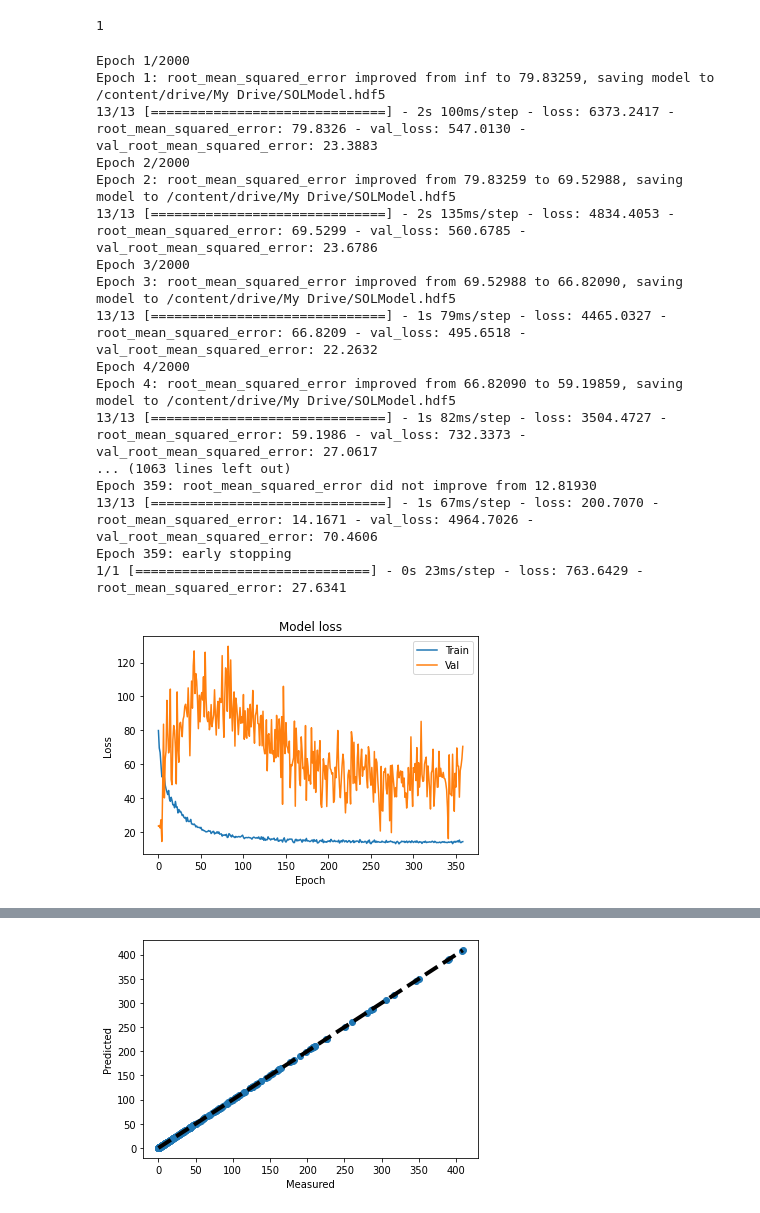
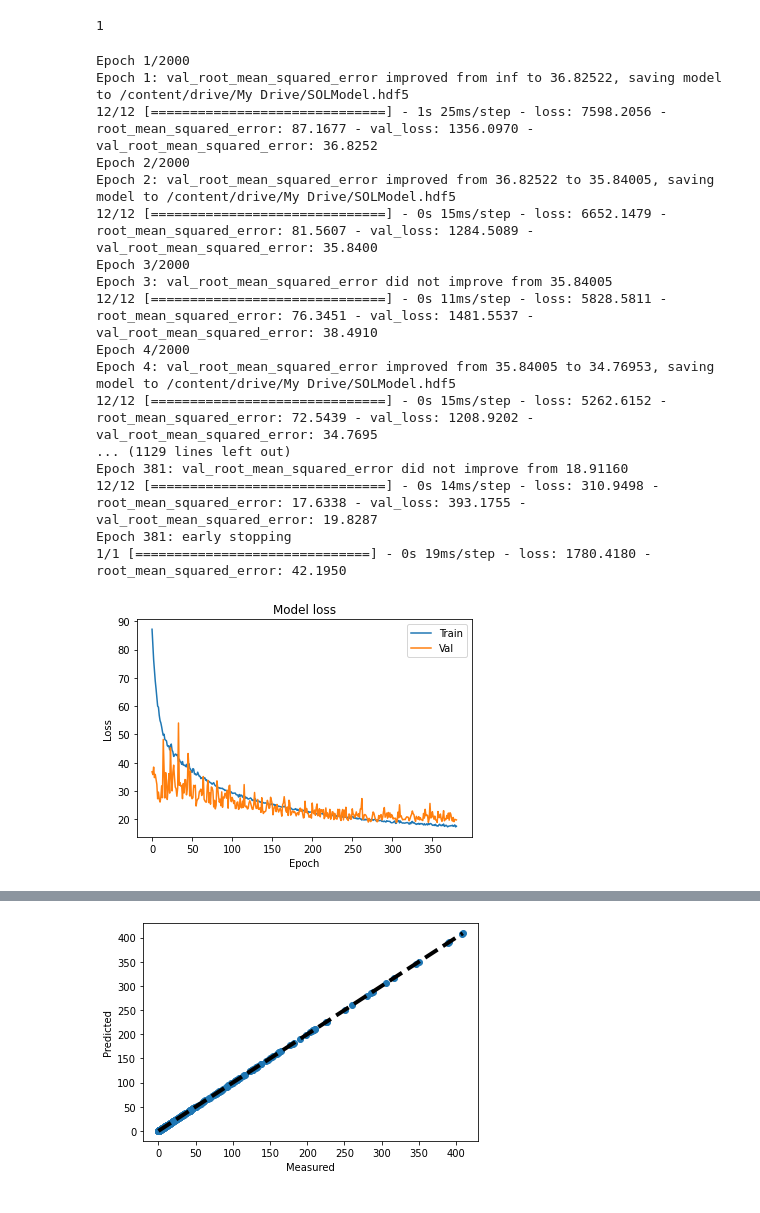
Before and after one commit to Swayamprakashpatel/Sol_ME, a Jupyter notebook: Sol_ME.ipynb, the cells around one changed output, grey strips where cells are left out. Cells and saved outputs as stored; diff of their text form; code cells hidden in the pictures.

```diff
--- a/Sol_ME.ipynb
+++ b/Sol_ME.ipynb
@@ -30,7 +30,7 @@ Y = dataset[:,1762:1763]
 # %%
 from sklearn import preprocessing
 from sklearn.model_selection import train_test_split
-X_train, X_val_and_test, Y_train, Y_val_and_test = train_test_split(X, Y, test_size=0.01,random_state = 10 )
+X_train, X_val_and_test, Y_train, Y_val_and_test = train_test_split(X, Y, test_size=0.1,random_state = 10 )
 X_val, X_test, Y_val, Y_test = train_test_split(X_val_and_test, Y_val_and_test, test_size=0.5, random_state= 10)
 import numpy as np
 
@@ -43,51 +43,65 @@ Y_test = np.asarray(Y_test).astype(np.int64)
 
 filepath = '/content/drive/My Drive/SOLModel.hdf5'
 
-checkpoint = [tf.keras.callbacks.ModelCheckpoint(filepath, monitor='root_mean_squared_error', mode='min', save_best_only=True, Save_weights_only = False, verbose = 1),
-              tf.keras.callbacks.EarlyStopping(monitor='root_mean_squared_error', patience=75, verbose =1)]
+checkpoint = [tf.keras.callbacks.ModelCheckpoint(filepath, monitor='val_root_mean_squared_error', mode='min', save_best_only=True, Save_weights_only = False, verbose = 1),
+              tf.keras.callbacks.EarlyStopping(monitor='val_root_mean_squared_error', patience=75, verbose =1)]
 output_nodes = Y.shape[1]
 print(output_nodes)
 # %% [output]
 1
 # %%
 model = tf.keras.Sequential([
-                             tf.keras.layers.Dense(1762, activation='relu', input_shape=(1762,)),
-                             tf.keras.layers.Dense(1762, activation='relu'),
-                             tf.keras.layers.Dense(1762, activation='relu'),
+                             tf.keras.layers.Dense(512, activation='relu', input_shape=(1762,)),
+                             tf.keras.layers.Dense(512, activation='relu'),
+                             #tf.keras.layers.Dense(1762, activation='relu'),
                              tf.keras.layers.Dense(output_nodes, activation ='linear')])
 
 model.compile(optimizer=tf.keras.optimizers.Adadelta(learning_rate = 0.1), loss=tf.keras.losses.MeanSquaredError(), metrics=[tf.keras.metrics.RootMeanSquaredError()])
 hist = model.fit(X_train, Y_train, epochs= 2000, callbacks=[checkpoint],validation_data=(X_val, Y_val), batch_size= None)
 model.evaluate(X_test, Y_test)
 
 # Error Graph
 import matplotlib.pyplot as plt
 plt.plot(hist.history['root_mean_squared_error'])
 plt.plot(hist.history['val_root_mean_squared_error'])
 plt.title('Model loss')
 plt.ylabel('Loss')
 plt.xlabel('Epoch')
 plt.legend(['Train', 'Val'], loc='upper right')
 plt.show()
+
+
+train_acc = min(hist.history['root_mean_squared_error'])
+val_acc = min(hist.history['val_root_mean_squared_error'])
+train_loss = min(hist.history['loss'])
+val_loss = min(hist.history['val_loss'])
+print('Training RMSE is')
+print(train_acc)
+print('Validation RMSE is')
+print(val_acc)
+print('Training loss is')
+print(train_loss)
+print('Validation loss is')
+print(val_loss)
 # %% [output]
 Epoch 1/2000
-Epoch 1: root_mean_squared_error improved from inf to 79.83259, saving model to /content/drive/My Drive/SOLModel.hdf5
-13/13 [==============================] - 2s 100ms/step - loss: 6373.2417 - root_mean_squared_error: 79.8326 - val_loss: 547.0130 - val_root_mean_squared_error: 23.3883
+Epoch 1: val_root_mean_squared_error improved from inf to 36.82522, saving model to /content/drive/My Drive/SOLModel.hdf5
+12/12 [==============================] - 1s 25ms/step - loss: 7598.2056 - root_mean_squared_error: 87.1677 - val_loss: 1356.0970 - val_root_mean_squared_error: 36.8252
 Epoch 2/2000
-Epoch 2: root_mean_squared_error improved from 79.83259 to 69.52988, saving model to /content/drive/My Drive/SOLModel.hdf5
-13/13 [==============================] - 2s 135ms/step - loss: 4834.4053 - root_mean_squared_error: 69.5299 - val_loss: 560.6785 - val_root_mean_squared_error: 23.6786
+Epoch 2: val_root_mean_squared_error improved from 36.82522 to 35.84005, saving model to /content/drive/My Drive/SOLModel.hdf5
+12/12 [==============================] - 0s 15ms/step - loss: 6652.1479 - root_mean_squared_error: 81.5607 - val_loss: 1284.5089 - val_root_mean_squared_error: 35.8400
 Epoch 3/2000
-Epoch 3: root_mean_squared_error improved from 69.52988 to 66.82090, saving model to /content/drive/My Drive/SOLModel.hdf5
-13/13 [==============================] - 1s 79ms/step - loss: 4465.0327 - root_mean_squared_error: 66.8209 - val_loss: 495.6518 - val_root_mean_squared_error: 22.2632
+Epoch 3: val_root_mean_squared_error did not improve from 35.84005
+12/12 [==============================] - 0s 11ms/step - loss: 5828.5811 - root_mean_squared_error: 76.3451 - val_loss: 1481.5537 - val_root_mean_squared_error: 38.4910
 Epoch 4/2000
-Epoch 4: root_mean_squared_error improved from 66.82090 to 59.19859, saving model to /content/drive/My Drive/SOLModel.hdf5
-13/13 [==============================] - 1s 82ms/step - loss: 3504.4727 - root_mean_squared_error: 59.1986 - val_loss: 732.3373 - val_root_mean_squared_error: 27.0617
-... (1063 lines left out)
-Epoch 359: root_mean_squared_error did not improve from 12.81930
-13/13 [==============================] - 1s 67ms/step - loss: 200.7070 - root_mean_squared_error: 14.1671 - val_loss: 4964.7026 - val_root_mean_squared_error: 70.4606
-Epoch 359: early stopping
-1/1 [==============================] - 0s 23ms/step - loss: 763.6429 - root_mean_squared_error: 27.6341
+Epoch 4: val_root_mean_squared_error improved from 35.84005 to 34.76953, saving model to /content/drive/My Drive/SOLModel.hdf5
+12/12 [==============================] - 0s 15ms/step - loss: 5262.6152 - root_mean_squared_error: 72.5439 - val_loss: 1208.9202 - val_root_mean_squared_error: 34.7695
+... (1129 lines left out)
+Epoch 381: val_root_mean_squared_error did not improve from 18.91160
+12/12 [==============================] - 0s 14ms/step - loss: 310.9498 - root_mean_squared_error: 17.6338 - val_loss: 393.1755 - val_root_mean_squared_error: 19.8287
+Epoch 381: early stopping
+1/1 [==============================] - 0s 19ms/step - loss: 1780.4180 - root_mean_squared_error: 42.1950
-[figure, old version]
+[figure, new version]
 # %%
 true_value = Y
 predicted_value = model.predict(X)
```
Also changed, not shown: parts of 1 cell of this notebook.
